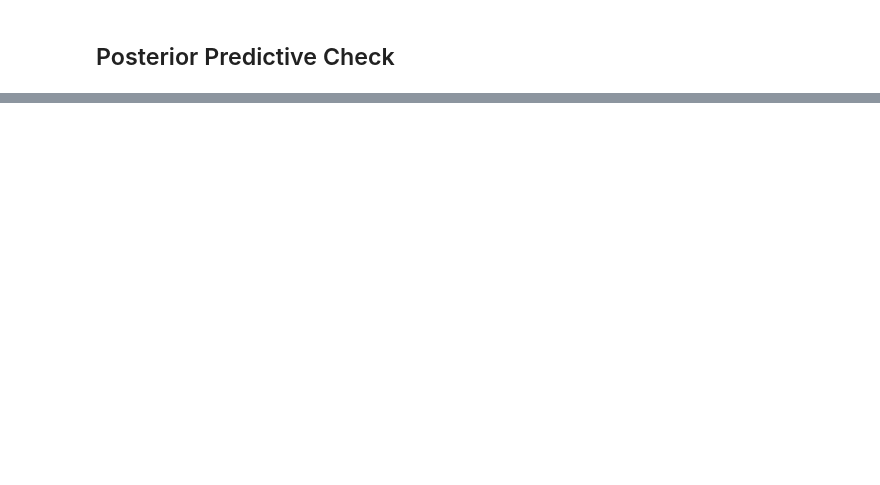
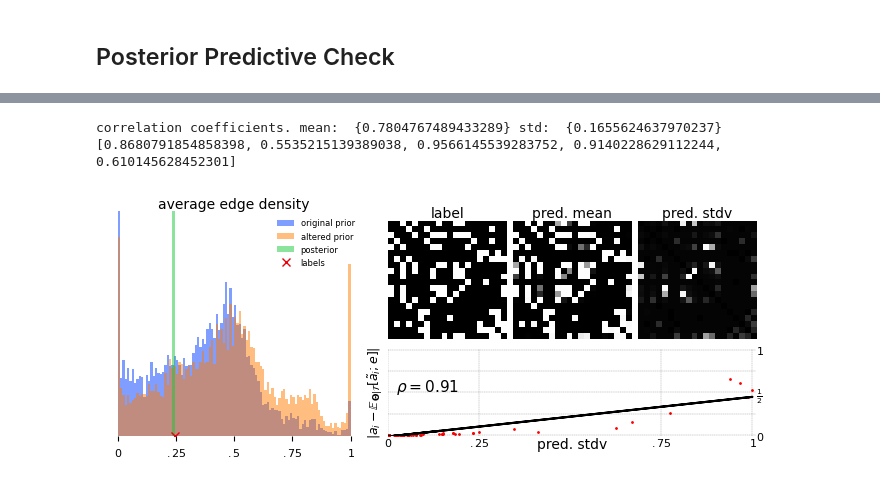
Before and after one commit to maxwass/gsl-bnn, a Jupyter notebook: notebooks/predictive_check_and_subjective_synthetic_eval.ipynb, the cells around one changed output, grey strips where cells are left out. Drawn from its saved outputs; the diff is of its cells as text; code cells hidden in the pictures; blank space fills up the shorter version.

```diff
--- a/notebooks/predictive_checks.ipynb
+++ b/notebooks/predictive_check_and_subjective_synthetic_eval.ipynb
@@ -548,35 +551,38 @@ for ax in rhs_axes:
     ax.set_xticklabels([])
     ax.set_yticklabels([])
     # remove the frame
     for side in ["top", "right", "bottom", "left"]:
         ax.spines[side].set_visible(False)
 
 # make titles closer to the plots
 titles = ['label', 'pred. mean', 'pred. stdv']#, 'error vs stdv']
 for ax, title in zip(rhs_axes[:-1], titles):
     ax.set_title(title, fontsize=10, pad=0)
 
 # customize scatter plot
 error_ax.tick_params(axis='x', which='major', pad=0, length=0, width=0.5)
 error_ax.set_xticks([0, .25, .75, 1])
 error_ax.set_xticklabels([r'$0$', r'$.25$', r'$.75$', r'$1$'], fontsize=8)
 error_ax.set_yticks([0, .25, .5, .75, 1])
 error_ax.set_yticklabels([r'$0$', r'', r'$\frac{1}{2}$', r'', r'$1$'], fontsize=8)
 error_ax.tick_params(axis='y', which='major', pad=0, length=0, width=0.5)
 # move yticks and labels to the right
 error_ax.yaxis.set_ticks_position('right')
 error_ax.set_xlabel(r'pred. stdv', fontsize=10, labelpad=-8)
 #error_ax.set_ylabel(r'$|y_i - \mathbb{E}_{\Theta|\mathcal{T}}[\tilde{y}_i]|$', fontsize=10, labelpad=2) #, labelpad=10, rotation=270,)
-error_ax.set_ylabel(r'$|y_i - \mathbb{E}_{\Theta|\mathcal{T}}[\tilde{y}_i;e]|$', fontsize=9, labelpad=2) #, labelpad=10, rotation=270,)
+error_ax.set_ylabel(r'$|a_i - \mathbb{E}_{\boldsymbol{\Theta}|\mathcal{T}}[\tilde{a}_i;e]|$', fontsize=9, labelpad=2) #, labelpad=10, rotation=270,)
 error_ax.grid(True, which="both", linestyle='--', linewidth=0.25, color='k', alpha=0.5)
 
 # manually set the space between the subplots
 delta = 0.01
 error_ax.set_xlim(0, 1+delta)
 error_ax.set_ylim(0-delta, 1+delta)
 space = 0.01
 plt.subplots_adjust(wspace=space, hspace=0, bottom=0.0, top=1, left=0.0, right=1.0)
-plt.savefig(FIGURES_PATH + 'predictive_check', dpi=1000, bbox_inches='tight', pad_inches=0.01)
+#plt.savefig(FIGURES_PATH + 'predictive_check', dpi=1000, bbox_inches='tight', pad_inches=0.01)
+# %% [output]
+correlation coefficients. mean:  {0.7804767489433289} std:  {0.1655624637970237} [0.8680791854858398, 0.5535215139389038, 0.9566145539283752, 0.9140228629112244, 0.610145628452301]
+[figure, added]
 # %%
 # How useful is the stdv in predicting errors?
 errors_idxs = np.where(y_val[sample_idx] != (mean_prob[sample_idx] >= 0.5))[0]
```
Also changed, not shown: parts of 5 cells of this notebook, 4 other files.
